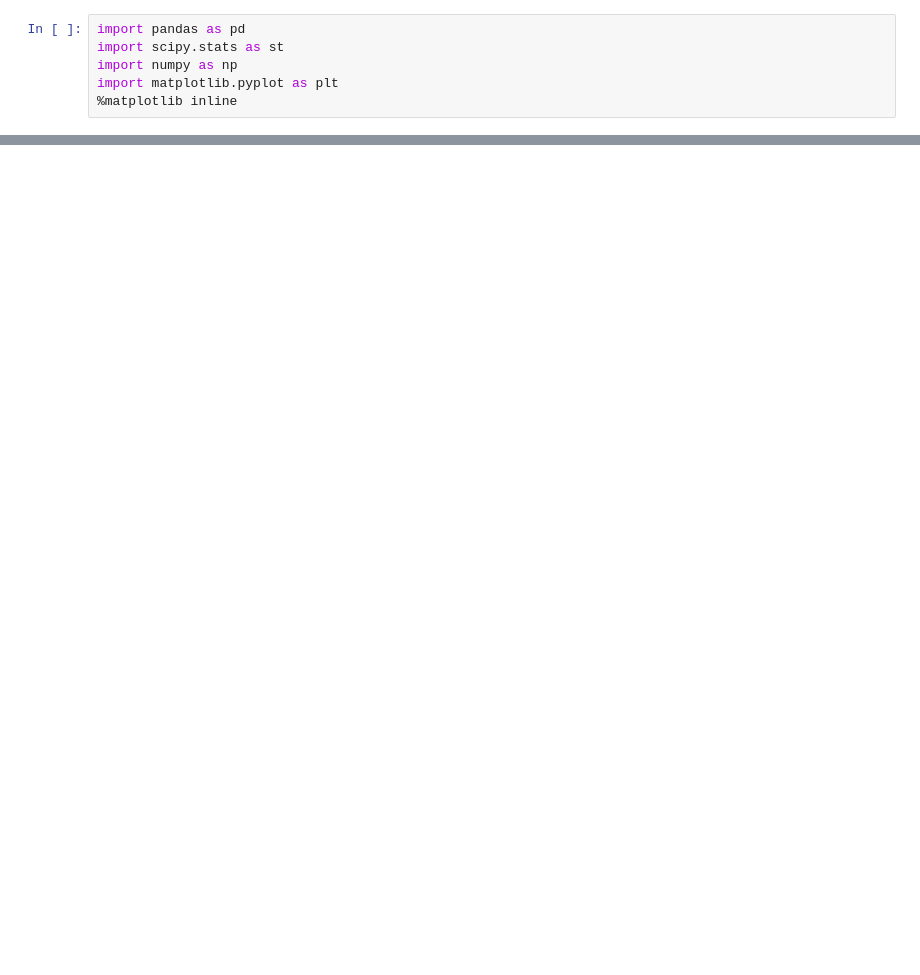
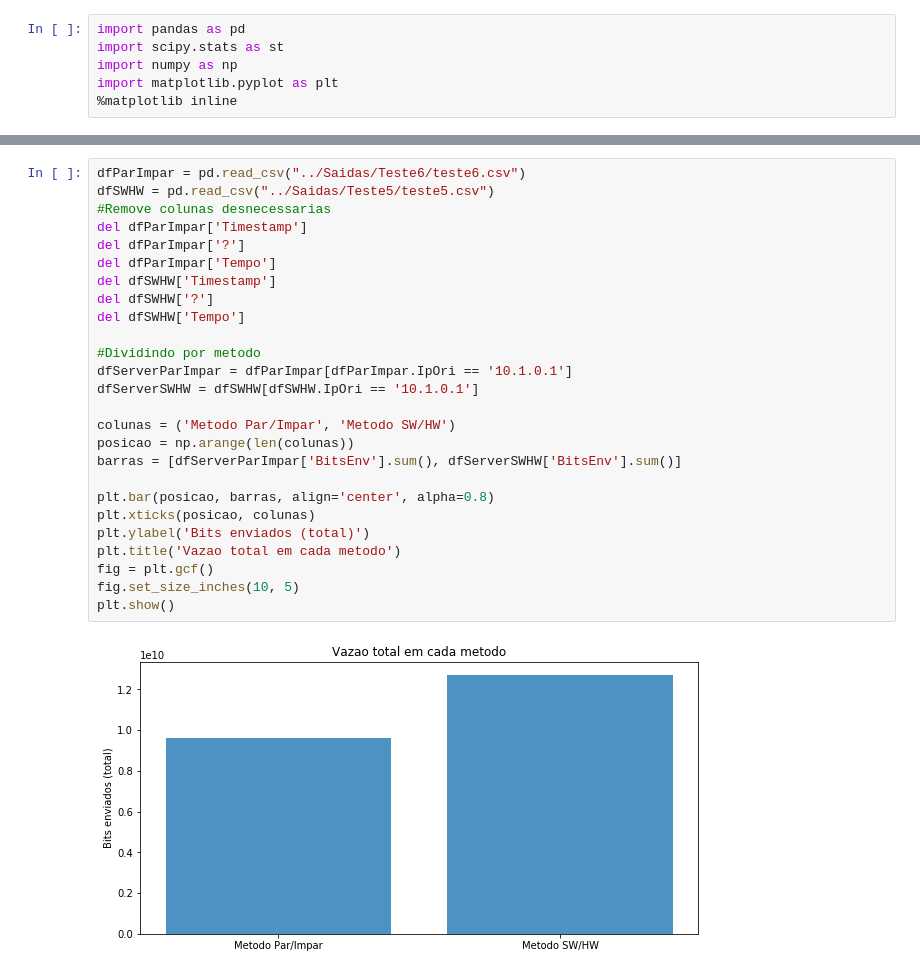
Before and after one commit to pedrobellotti/iperftestes, a Jupyter notebook: Scripts/analise_csv.ipynb, the cells around one changed output, grey strips where cells are left out. Cells and saved outputs as stored; diff of their text form; blank space fills up the shorter version.

```diff
--- a/Scripts/analise_csv.ipynb
+++ b/Scripts/analise_csv.ipynb
@@ -84,0 +111,28 @@ plt.gca().legend(('Bits enviados','Banda'))
+# %%
+dfParImpar = pd.read_csv("../Saidas/Teste6/teste6.csv")
+dfSWHW = pd.read_csv("../Saidas/Teste5/teste5.csv")
+#Remove colunas desnecessarias
+del dfParImpar['Timestamp']
+del dfParImpar['?']
+del dfParImpar['Tempo']
+del dfSWHW['Timestamp']
+del dfSWHW['?']
+del dfSWHW['Tempo']
+
+#Dividindo por metodo
+dfServerParImpar = dfParImpar[dfParImpar.IpOri == '10.1.0.1']
+dfServerSWHW = dfSWHW[dfSWHW.IpOri == '10.1.0.1']
+
+colunas = ('Metodo Par/Impar', 'Metodo SW/HW')
+posicao = np.arange(len(colunas))
+barras = [dfServerParImpar['BitsEnv'].sum(), dfServerSWHW['BitsEnv'].sum()]
+
+plt.bar(posicao, barras, align='center', alpha=0.8)
+plt.xticks(posicao, colunas)
+plt.ylabel('Bits enviados (total)')
+plt.title('Vazao total em cada metodo')
+fig = plt.gcf()
+fig.set_size_inches(10, 5)
+plt.show()
+# %% [output]
+[figure, added]
```
Also changed, not shown: parts of 4 cells of this notebook, 11 other files.
